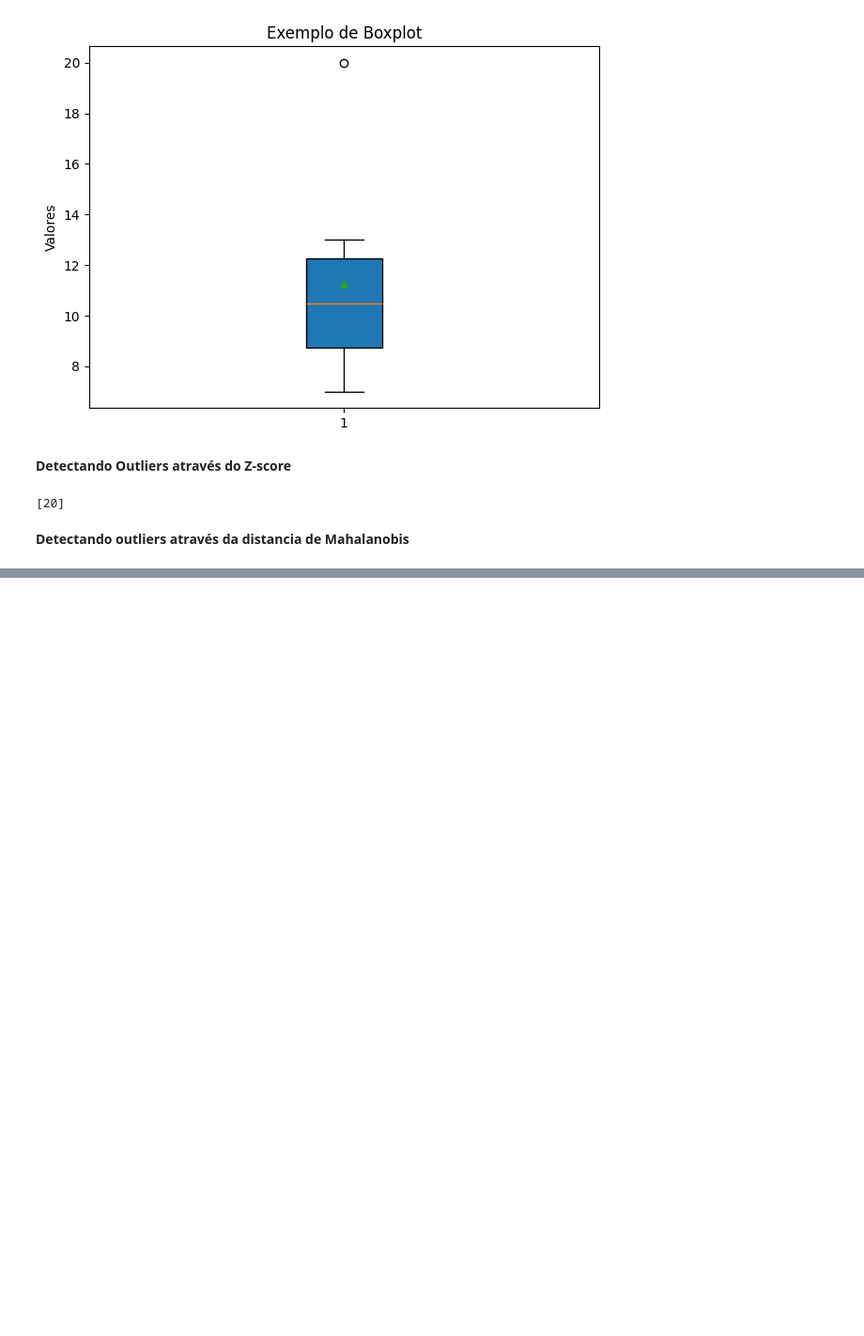
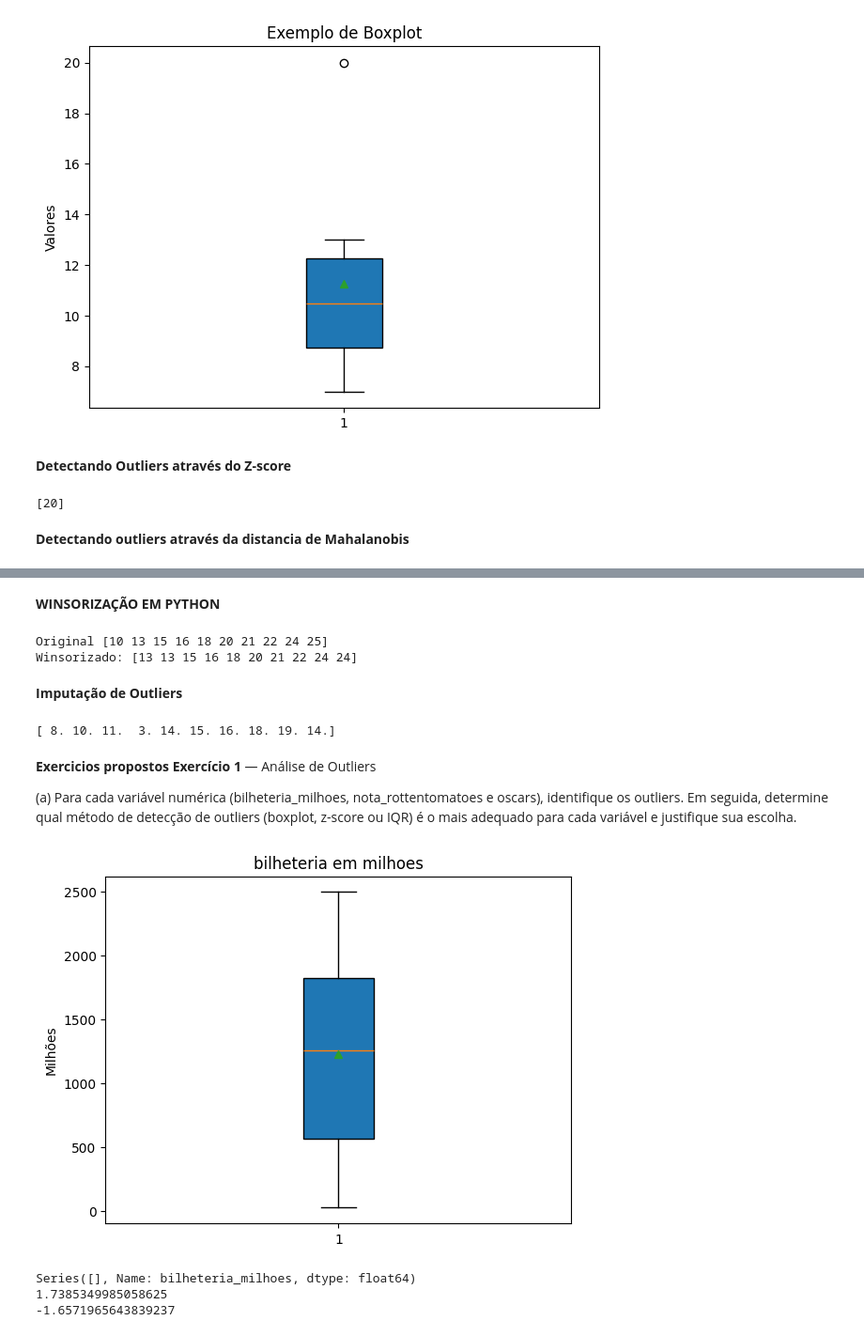
Before and after one commit to Data-Vitor/fiap-data-science, a Jupyter notebook: nemec-estatistica/cap05_ferramentas_estatisticas.ipynb, the cells around one changed output, grey strips where cells are left out. Shown at 94% size. Cells and saved outputs as stored; diff of their text form; code cells hidden in the pictures; blank space fills up the shorter version.

```diff
--- a/nemec-estatistica/cap05_ferramentas_estatisticas.ipynb
+++ b/nemec-estatistica/cap05_ferramentas_estatisticas.ipynb
@@ -243,0 +319,70 @@ print(df)
+# %% [markdown]
+**WINSORIZAÇÃO EM PYTHON**
+# %%
+import numpy as np
+from scipy.stats.mstats import winsorize
+
+#produção diaria de leite (em litros) por vaca
+leite = np.array([10,13,15,16,18,20,21,22,24,25])
+
+#aplica winsorização de 10% em cada extremidade
+leite_win = winsorize(leite, limits = [0.1, 0.1])
+
+print("Original", leite)
+print('Winsorizado:', leite_win)
+# %% [output]
+Original [10 13 15 16 18 20 21 22 24 25]
+Winsorizado: [13 13 15 16 18 20 21 22 24 24]
+# %% [markdown]
+**Imputação de Outliers**
+# %%
+import numpy as np
+
+consumo = np.array([8,10,11,3,14,15,16,18,19,60,])
+
+#calcule a mediana ignorando o outlier
+mediana = np.median(consumo[consumo<50]) #supondo que 50 seja o outlier
+
+#importa o outlier com a mediana
+consumo_imp = np.where(consumo >50, mediana, consumo)
+
+print(consumo_imp)
+# %% [output]
+[ 8. 10. 11.  3. 14. 15. 16. 18. 19. 14.]
+# %% [markdown]
+**Exercicios propostos** **Exercício 1** — Análise de Outliers
+
+(a) Para cada variável numérica (bilheteria_milhoes, nota_rottentomatoes e oscars), identifique os outliers. Em seguida, determine qual método de detecção de outliers (boxplot, z-score ou IQR) é o mais adequado para cada variável e justifique sua escolha.
+# %%
+import pandas as pd
+import numpy as np
+import matplotlib.pyplot as plt
+
+df = pd.read_csv('/content/drive/MyDrive/datasets/filmes.csv')
+
+df.columns.tolist()  #lembrete das colunas
+bilheteria = (df['bilheteria_milhoes'])
+nota = (df['nota_rottentomatoes'])
+oscars =(df['oscars'])
+
+
+plt.boxplot(bilheteria, vert=True, patch_artist=True,showmeans=True)
+plt.ylabel('Milhões')
+plt.title('bilheteria em milhoes')
+plt.show()
+
+
+#descobrindo o zscore
+
+media = bilheteria.mean()
+desvio = bilheteria.std()
+zscore = (bilheteria -media) /desvio
+outliers = bilheteria[np.abs(zscore)> 3]
+print(outliers)
+print(zscore.max())
+print(zscore.min())
+# %% [output]
+[figure, added]
+Series([], Name: bilheteria_milhoes, dtype: float64)
+1.7385349985058625
+-1.6571965643839237
```
Also changed, not shown: parts of 7 cells of this notebook.
